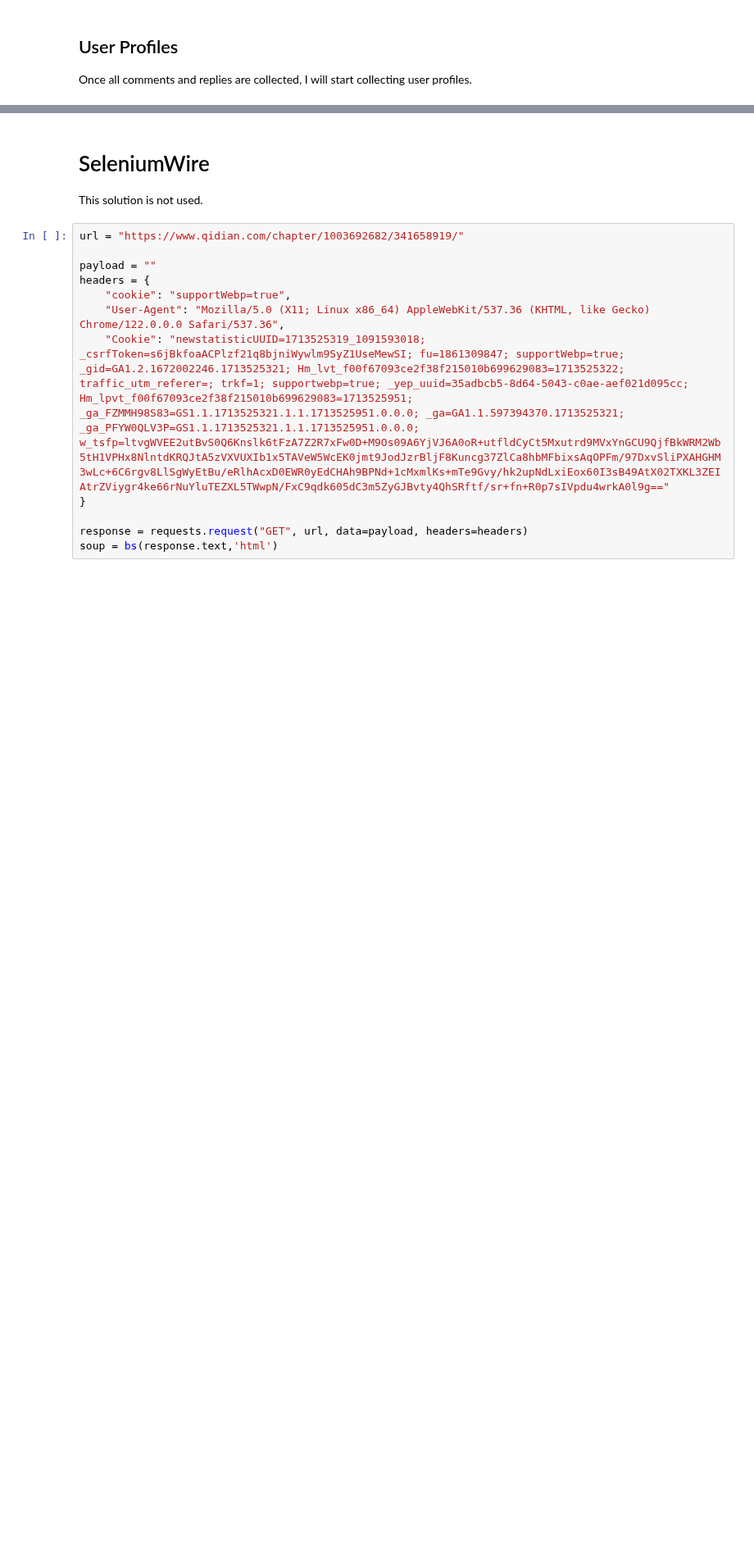
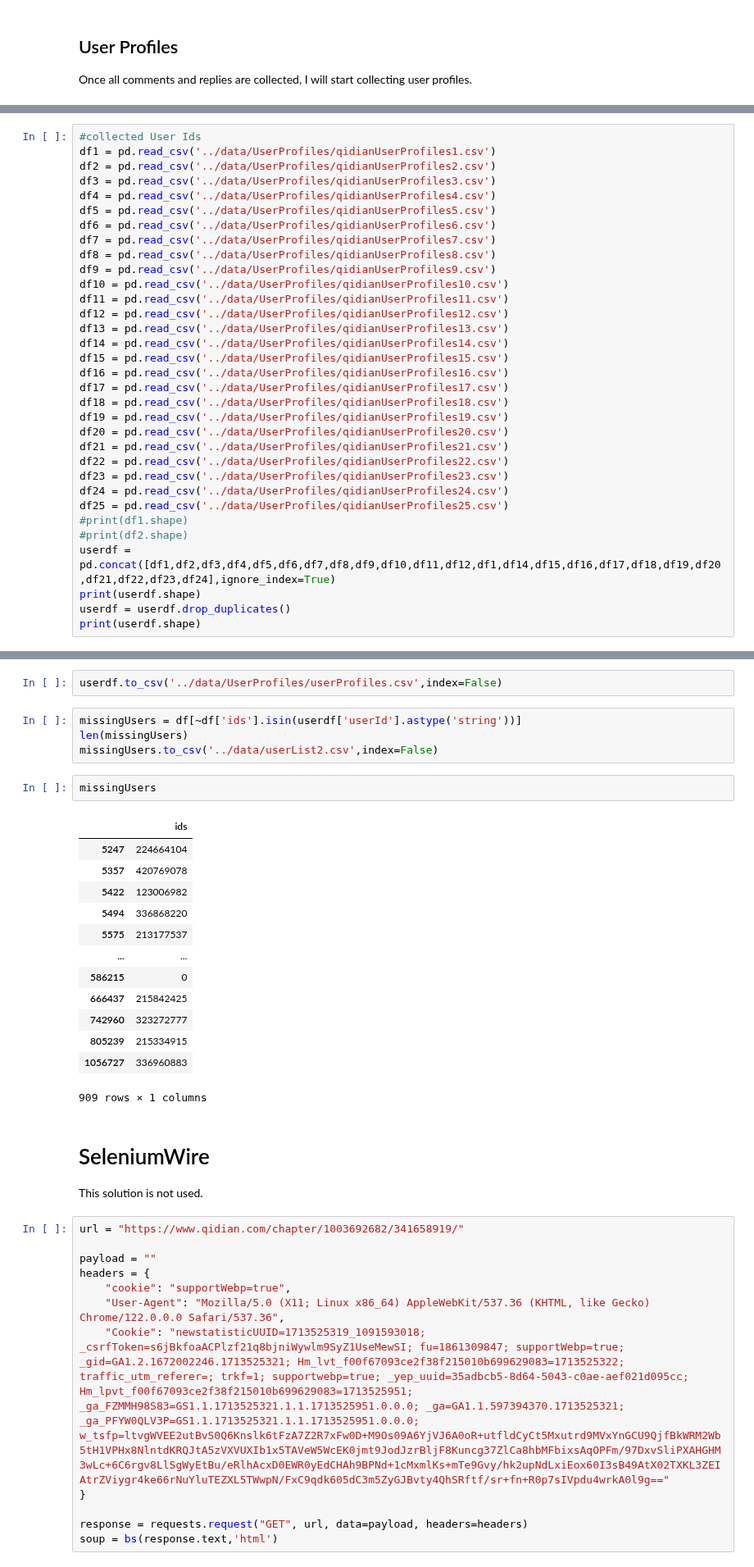
Before and after one commit to GOLEM-lab/Qidian_Webnovel_DataCollection, a Jupyter notebook: code/qidian_data_scrape.ipynb, the cells around one changed output, grey strips where cells are left out. Shown at 82% size. Cells and saved outputs as stored; diff of their text form; blank space fills up the shorter version.

```diff
--- a/code/qidian_data_scrape.ipynb
+++ b/code/qidian_data_scrape.ipynb
@@ -508,0 +714,33 @@ df
+# %%
+#collected User Ids
+df1 = pd.read_csv('../data/UserProfiles/qidianUserProfiles1.csv')
+df2 = pd.read_csv('../data/UserProfiles/qidianUserProfiles2.csv')
+df3 = pd.read_csv('../data/UserProfiles/qidianUserProfiles3.csv')
+df4 = pd.read_csv('../data/UserProfiles/qidianUserProfiles4.csv')
+df5 = pd.read_csv('../data/UserProfiles/qidianUserProfiles5.csv')
+df6 = pd.read_csv('../data/UserProfiles/qidianUserProfiles6.csv')
+df7 = pd.read_csv('../data/UserProfiles/qidianUserProfiles7.csv')
+df8 = pd.read_csv('../data/UserProfiles/qidianUserProfiles8.csv')
+df9 = pd.read_csv('../data/UserProfiles/qidianUserProfiles9.csv')
+df10 = pd.read_csv('../data/UserProfiles/qidianUserProfiles10.csv')
+df11 = pd.read_csv('../data/UserProfiles/qidianUserProfiles11.csv')
+df12 = pd.read_csv('../data/UserProfiles/qidianUserProfiles12.csv')
+df13 = pd.read_csv('../data/UserProfiles/qidianUserProfiles13.csv')
+df14 = pd.read_csv('../data/UserProfiles/qidianUserProfiles14.csv')
+df15 = pd.read_csv('../data/UserProfiles/qidianUserProfiles15.csv')
+df16 = pd.read_csv('../data/UserProfiles/qidianUserProfiles16.csv')
+df17 = pd.read_csv('../data/UserProfiles/qidianUserProfiles17.csv')
+df18 = pd.read_csv('../data/UserProfiles/qidianUserProfiles18.csv')
+df19 = pd.read_csv('../data/UserProfiles/qidianUserProfiles19.csv')
+df20 = pd.read_csv('../data/UserProfiles/qidianUserProfiles20.csv')
+df21 = pd.read_csv('../data/UserProfiles/qidianUserProfiles21.csv')
+df22 = pd.read_csv('../data/UserProfiles/qidianUserProfiles22.csv')
+df23 = pd.read_csv('../data/UserProfiles/qidianUserProfiles23.csv')
+df24 = pd.read_csv('../data/UserProfiles/qidianUserProfiles24.csv')
+df25 = pd.read_csv('../data/UserProfiles/qidianUserProfiles25.csv')
+#print(df1.shape)
+#print(df2.shape)
+userdf = pd.concat([df1,df2,df3,df4,df5,df6,df7,df8,df9,df10,df11,df12,df1,df14,df15,df16,df17,df18,df19,df20,df21,df22,df23,df24],ignore_index=True)
+print(userdf.shape)
+userdf = userdf.drop_duplicates()
+print(userdf.shape)
@@ -509,3 +750,25 @@ df
+# %%
+userdf.to_csv('../data/UserProfiles/userProfiles.csv',index=False)
+# %%
+missingUsers = df[~df['ids'].isin(userdf['userId'].astype('string'))]
+len(missingUsers)
+missingUsers.to_csv('../data/userList2.csv',index=False)
+# %%
+missingUsers
+# %% [output]
+|  | ids |
+| 5247 | 224664104 |
+| 5357 | 420769078 |
+| 5422 | 123006982 |
+| 5494 | 336868220 |
+| 5575 | 213177537 |
+| ... | ... |
+| 586215 | 0 |
+| 666437 | 215842425 |
+| 742960 | 323272777 |
+| 805239 | 215334915 |
+| 1056727 | 336960883 |
+909 rows × 1 columns
 # %% [markdown]
 # SeleniumWire
 
```
Also changed, not shown: parts of 51 cells of this notebook, 4 other files.
